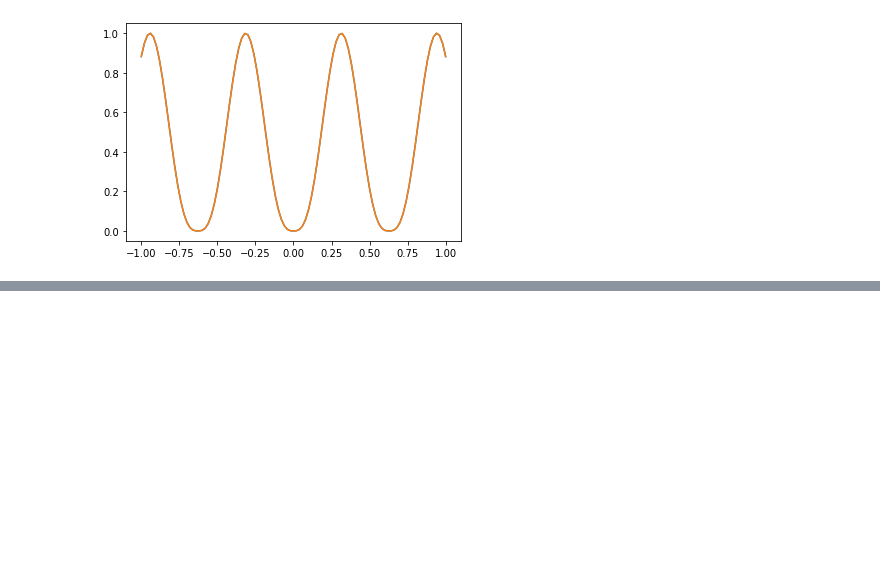
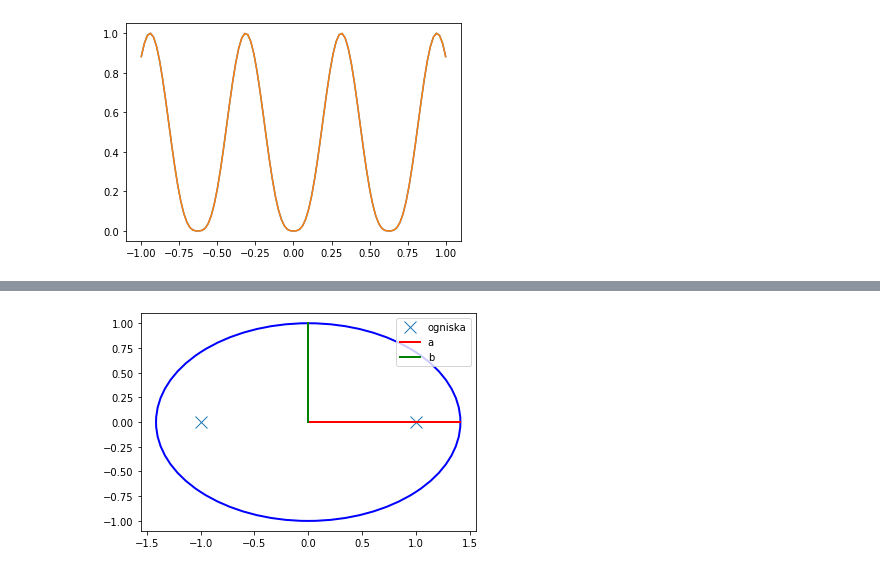
Before and after one commit to wojtekgrzela/public_lectures, a Jupyter notebook: Metody Numeryczne/Lecture 2 (interpolation)/Lecture 2.ipynb, the cells around one changed output, grey strips where cells are left out. Drawn from its saved outputs; the diff is of its cells as text; code cells hidden in the pictures; blank space fills up the shorter version.

```diff
--- a/Metody Numeryczne/Lecture 2 (interpolation)/Lecture 2.ipynb
+++ b/Metody Numeryczne/Lecture 2 (interpolation)/Lecture 2.ipynb
@@ -460,0 +466,4 @@ wynik
+# %%
+elipsa
+# %% [output]
+[figure, added]
```
Also changed, not shown: parts of 24 cells of this notebook.
